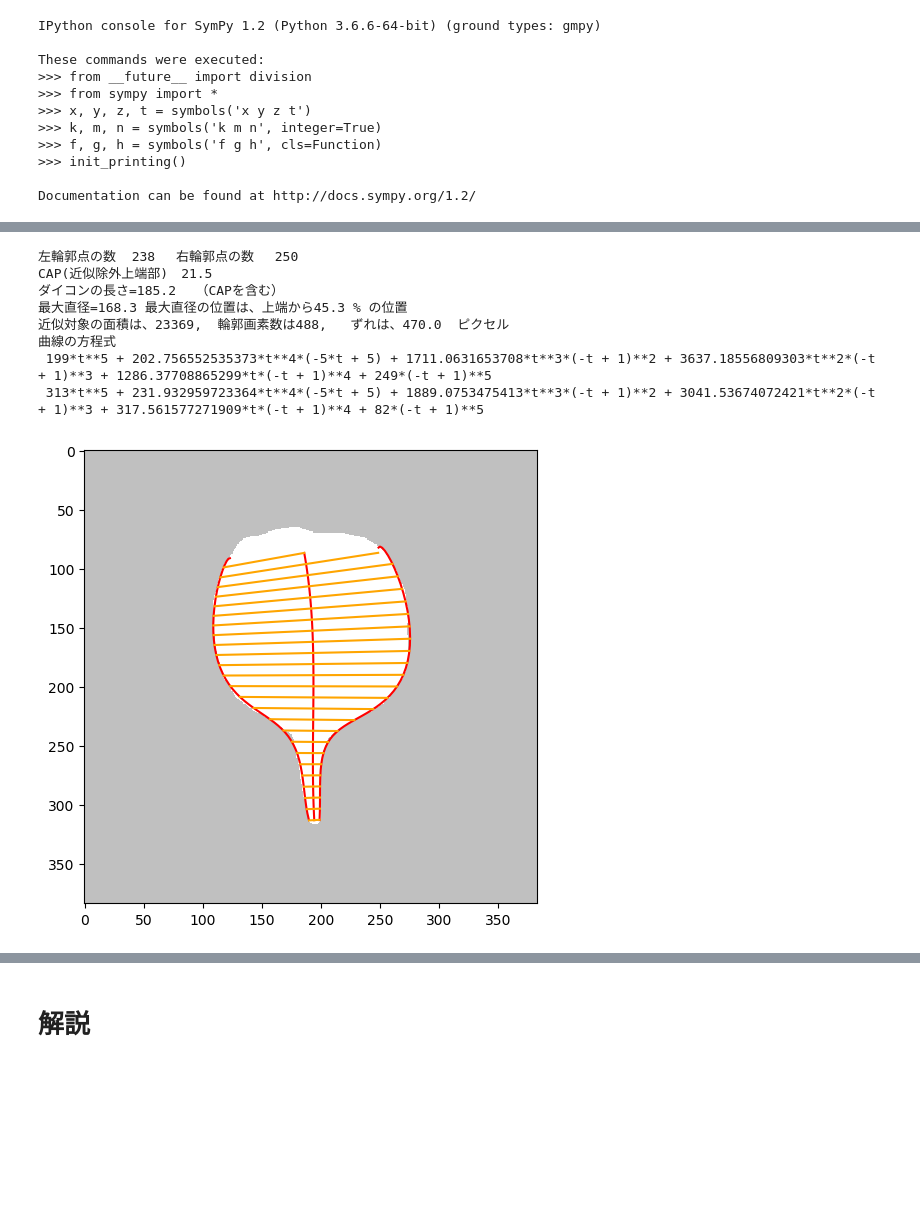
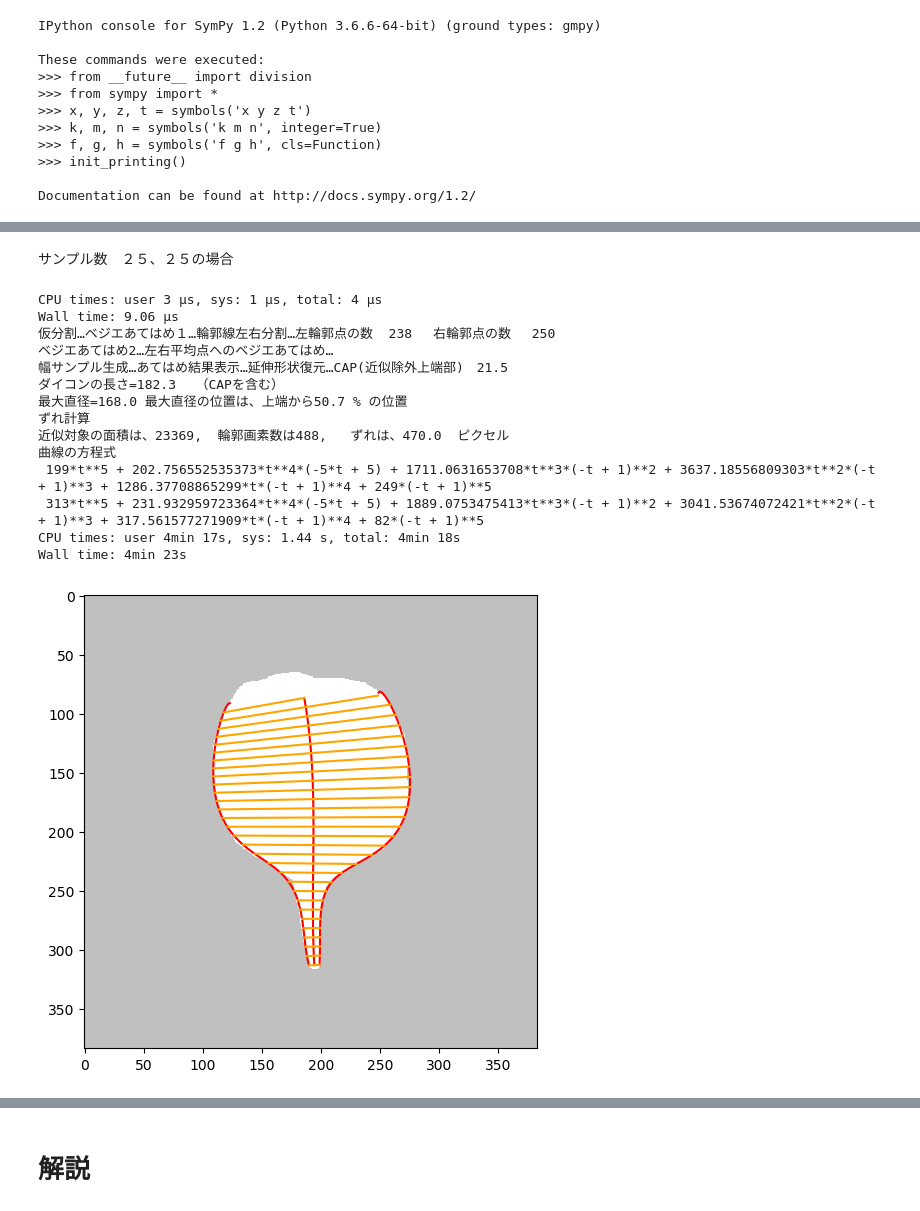
Before and after one commit to iciromaco/RL2nd, a Jupyter notebook: WORK.ipynb, the cells around one changed output, grey strips where cells are left out. Cells and saved outputs as stored; diff of their text form; code cells hidden in the pictures; blank space fills up the shorter version.

```diff
--- a/WORK.ipynb
+++ b/WORK.ipynb
@@ -336,7 +336,7 @@ def shapeReconstruction(cnt,PosL,PosR,PosC,bezL,bezR,bezC,cntl,cntr,C=4,precPara
         dxdt = diff(bezXc,t)
         dydt = diff(bezYc,t)
         leng = integrate(sqrt(dxdt**2+dydt**2),(t,0,s)) # 長さをパラメータの関数として求める計算式
-        radiusTable = [[0,0]]
+        radiusTable = []
         for i, tpara in enumerate(np.linspace(0,1,n_samples)):
             cx,cy = PosC[i][0],PosC[i][1]
             length = float(leng.subs(s,tpara))+caplength # 上端からの長さ
@@ -387,6 +387,14 @@ def shapeReconstruction(cnt,PosL,PosR,PosC,bezL,bezR,bezC,cntl,cntr,C=4,precPara
             plt.plot(plotRx,ploty,color = 'blue')
             plt.plot([-fx[xmax_index],fx[xmax_index]],[fy[xmax_index],fy[xmax_index]],color = 'red')
             plt.plot([-fx[btmline_index],fx[btmline_index]],[fy[btmline_index],fy[btmline_index]],color = 'red')
+
+            def drawcap(cap, ra = 5):
+                magicnumber1=2.063
+                magicnumber2=10.59
+                x = np.arange(-ra, ra+0.01, 0.01)
+                plt.plot(x, cap*(np.cosh(np.pi*x/ra)-1)/magicnumber2,color='green')
+
+            drawcap(cap=float(fy[0]),ra=float(fx[0]))
 
         return shapeX,shapeY,radishLength, maxDia
 
@@ -450,23 +458,32 @@ def diffCnt2Bez(img,cnt,cntl,cntr,bezL,bezR, showImage=False):
 
     return canvas1,canvas2,areas
 # %%
-def approxAndMeasurement(img,M=3,N=5,C=3,L=3,precPara1=0.1,precPara2=0.01,n_samples=25,openmode=False,debugmode=False,showImage=True):
+def approxAndMeasurement(img,M=3,N=5,C=3,L=3,precPara1=0.1,precPara2=0.01,n_samples=20,n_samples2=30,openmode=False,debugmode=False,showImage=True):
     # フェーズ１　仮中心軸の生成
+    print('仮分割…',end='')
     ## 輪郭線を左右に仮分割
     cntl,cntr,cnt = preGetLRdata(img,5,95,bracket=1)
+    print('ベジエあてはめ１…',end='')
     ## ベジエ曲線あてはめ（パス１）
     cpl,cpr,cpc, bezL,bezR,bezC,cntL,cntR = cntPair2bez(cntl,cntr,N=M, precPara=precPara1,openmode=openmode,debugmode=debugmode,showImage=showImage)
+    print('輪郭線左右分割…',end='')
     ## 中心軸をもとにしてより妥当な左右の輪郭をえる
     cntl,cntr,TopP,_ = reGetCntPair(img,cnt,cpl,cpr,bezC)
+    print('ベジエあてはめ2…',end='')
     ## ベジエ曲線あてはめ （パス２）
     cpl,cpr,cpc, bezL,bezR,bezC,cntL,cntR= cntPair2bez(cntl,cntr,N=N,n_samples=n_samples, precPara=precPara2, openmode=openmode,debugmode=debugmode,showImage=showImage)
+    print('左右平均点へのベジエあてはめ…',end=''))
     ## 中心軸へのベジエあてはめ
     cpxc,cpyc,bezC2  = getcenterBez(bezL,bezR,C=C,precPara2=precPara2,n_samples = n_samples, openmode=openmode,debugmode=debugmode)
+    print('幅サンプル生成…',end='')
     ## 幅のサンプリング
-    PlistL,PlistR,PlistC, PosL,PosR,PosC = calcWidthFunc(bezL,bezR,bezC2,n_samples=n_samples)
+    PlistL,PlistR,PlistC, PosL,PosR,PosC = calcWidthFunc(bezL,bezR,bezC2,n_samples=n_samples2)
+    print('あてはめ結果表示…',end='')
     ## 結果の表示
-    drawBez2(img,bezL,bezR,bezC=bezC2,ladder='normal',PosL=PosL,PosR=PosR,PosC=PosC, n_samples=n_samples)
+    drawBez2(img,bezL,bezR,bezC=bezC2,ladder='normal',PosL=PosL,PosR=PosR,PosC=PosC, n_samples=n_samples2)
+    print('延伸形状復元…',end='')
     ## 延伸形状復元＆計測
     shapeX,shapeY,radishLength, maxDia = shapeReconstruction(cnt,PosL,PosR,PosC,bezL,bezR,bezC2,cntl,cntr,C=L,precPara=precPara2,showImage=showImage)
+    print('ずれ計算')
     ## 面積のずれの計算
     diffCnt2Bez(img,cnt,cntl,cntr,bezL,bezR, showImage=showImage)
@@ -473,13 +534,22 @@ def approxAndMeasurement(img,M=3,N=5,C=3,L=3,precPara1=0.1,precPara2=0.01,n_samp
+# %% [markdown]
+サンプル数　２５、２５の場合
 # %%
+%time
 img =imgs[1]
-approxAndMeasurement(img,M=4,N=5,C=3,L=5,precPara1=0.05,precPara2=0.01,n_samples=25,openmode=False,debugmode=False,showImage=True)
+%time approxAndMeasurement(img,M=4,N=5,C=3,L=5,precPara1=0.05,precPara2=0.01,n_samples=25,openmode=False,debugmode=False,showImage=True)
 # %% [output]
-左輪郭点の数  238 　右輪郭点の数　 250
-CAP(近似除外上端部)　21.5
-ダイコンの長さ=185.2　　（CAPを含む）
-最大直径=168.3 最大直径の位置は、上端から45.3 % の位置
+CPU times: user 3 µs, sys: 1 µs, total: 4 µs
+Wall time: 9.06 µs
+仮分割…ベジエあてはめ１…輪郭線左右分割…左輪郭点の数  238 　右輪郭点の数　 250
+ベジエあてはめ2…左右平均点へのベジエあてはめ…
+幅サンプル生成…あてはめ結果表示…延伸形状復元…CAP(近似除外上端部)　21.5
+ダイコンの長さ=182.3　　（CAPを含む）
+最大直径=168.0 最大直径の位置は、上端から50.7 % の位置
+ずれ計算
 近似対象の面積は、23369,  輪郭画素数は488,   ずれは、470.0  ピクセル
 曲線の方程式
  199*t**5 + 202.756552535373*t**4*(-5*t + 5) + 1711.0631653708*t**3*(-t + 1)**2 + 3637.18556809303*t**2*(-t + 1)**3 + 1286.37708865299*t*(-t + 1)**4 + 249*(-t + 1)**5
  313*t**5 + 231.932959723364*t**4*(-5*t + 5) + 1889.0753475413*t**3*(-t + 1)**2 + 3041.53674072421*t**2*(-t + 1)**3 + 317.561577271909*t*(-t + 1)**4 + 82*(-t + 1)**5
+CPU times: user 4min 17s, sys: 1.44 s, total: 4min 18s
+Wall time: 4min 23s
-[figure, old version]
+[figure, new version]
```
Also changed, not shown: parts of 13 cells of this notebook.
